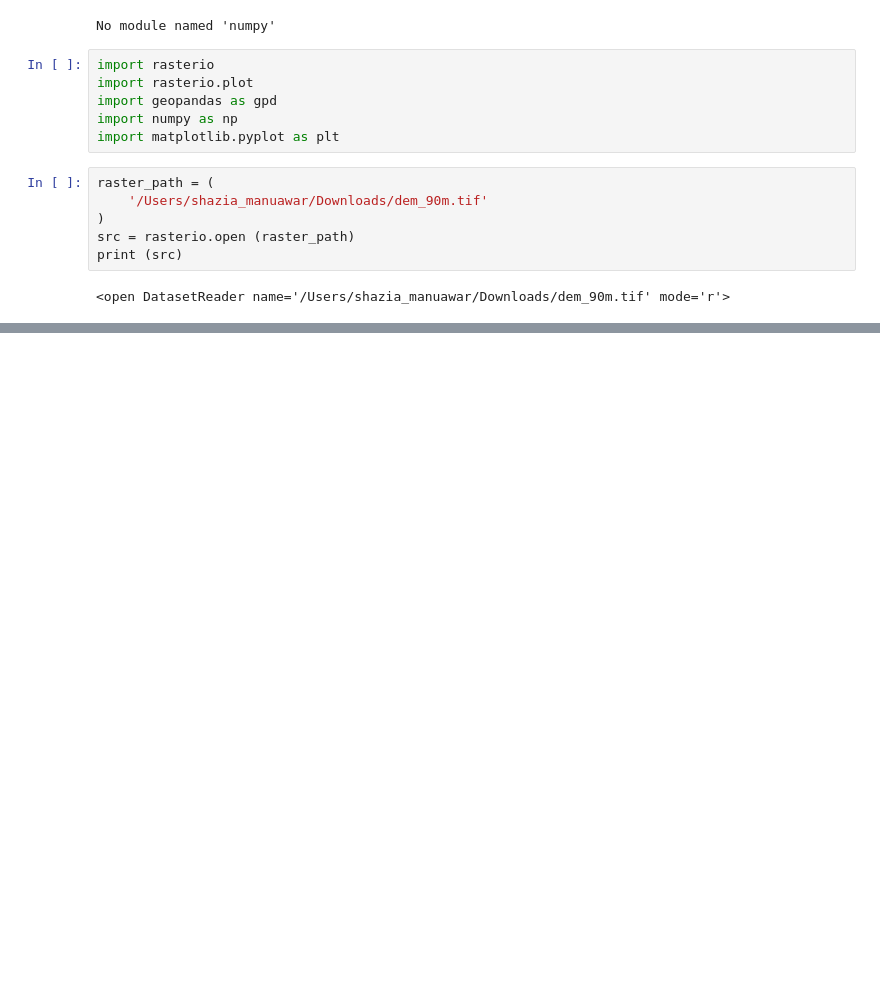
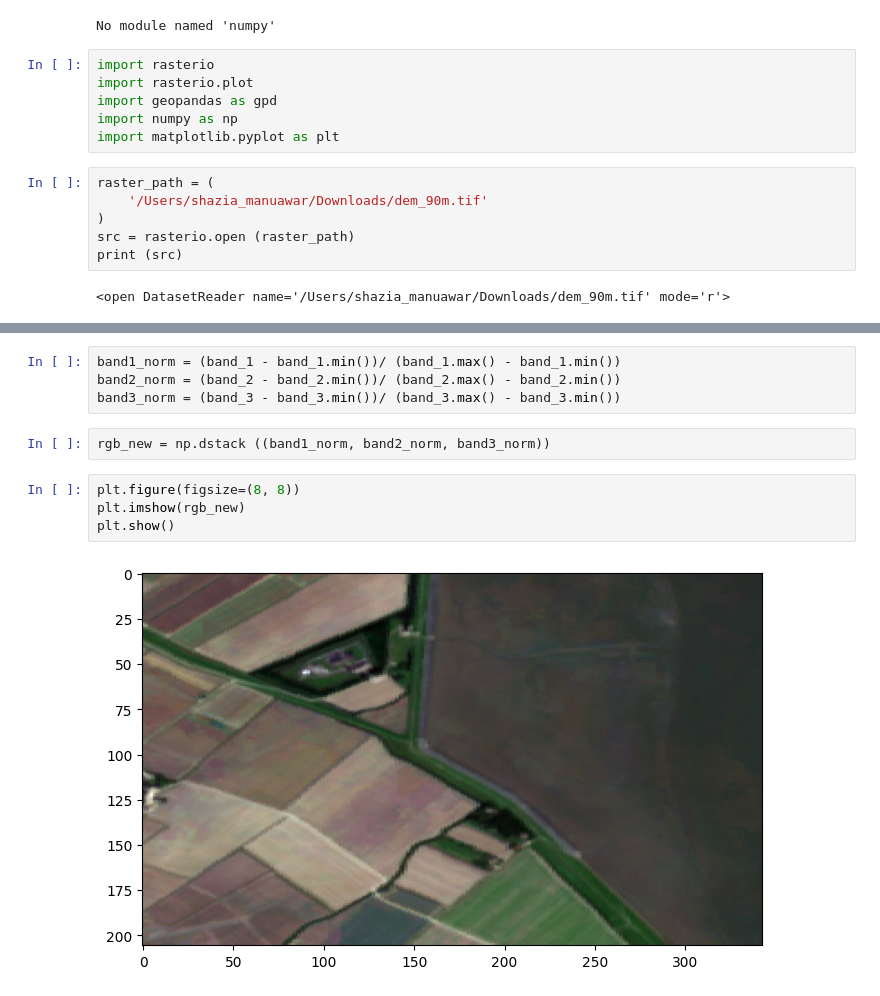
Before and after one commit to kashif061/IntroToGISProgram, a Jupyter notebook: Lesson11.ipynb, the cells around one changed output, grey strips where cells are left out. Drawn from its saved outputs; the diff is of its cells as text; blank space fills up the shorter version.

```diff
--- a/Lesson11.ipynb
+++ b/Lesson11.ipynb
@@ -103,0 +214,12 @@ print (src)
+# %%
+band1_norm = (band_1 - band_1.min())/ (band_1.max() - band_1.min())
+band2_norm = (band_2 - band_2.min())/ (band_2.max() - band_2.min())
+band3_norm = (band_3 - band_3.min())/ (band_3.max() - band_3.min())
+# %%
+rgb_new = np.dstack ((band1_norm, band2_norm, band3_norm))
+# %%
+plt.figure(figsize=(8, 8))
+plt.imshow(rgb_new)
+plt.show()
+# %% [output]
+[figure, added]
```
Also changed, not shown: parts of 60 cells of this notebook, 2 other files.
